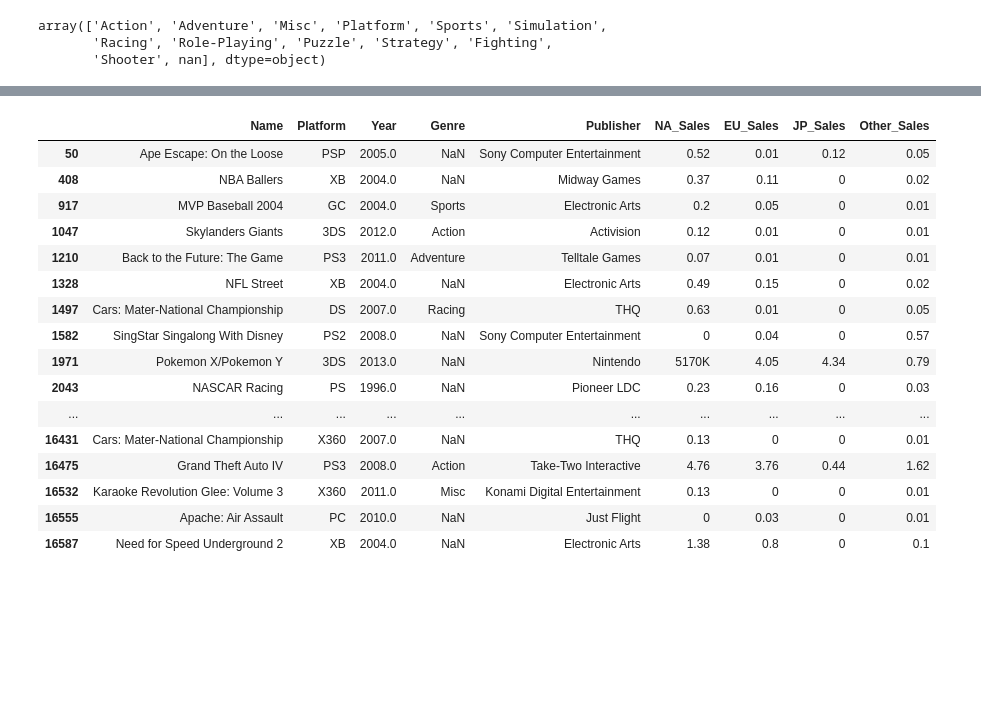
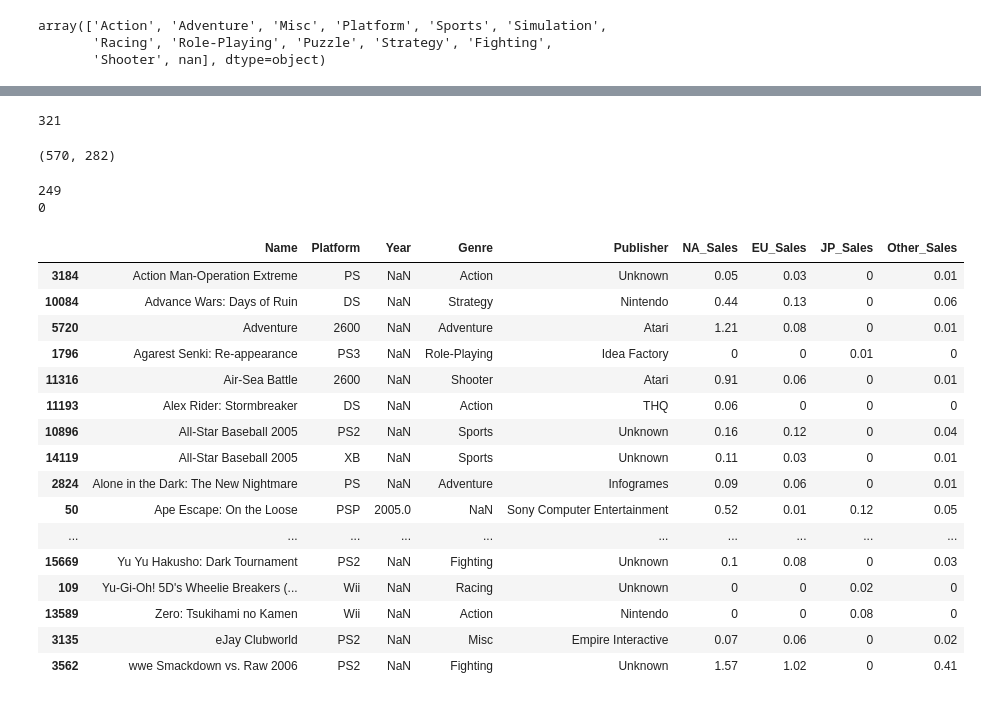
Before and after one commit to nan-park/section1_project, a Jupyter notebook: AI_section1_project.ipynb, the cells around one changed output, grey strips where cells are left out. Drawn from its saved outputs; the diff is of its cells as text; code cells hidden in the pictures; blank space fills up the shorter version.

```diff
--- a/AI_section1_project.ipynb
+++ b/AI_section1_project.ipynb
@@ -104,0 +197,3 @@ genre_nan # 50개
+# %%
+for name in name_list:
+  df_clean.loc[df_clean.Name==name, 'Genre'] = kaggle_genre[kaggle_genre.Name==name].Genre.values[0]
@@ -105,25 +209,55 @@ genre_nan # 50개
+# %%
+# 결측치 처리
+missing_rows = df_clean[df_clean.Genre.isnull()|df_clean.Year.isnull()]
+missing_rows.shape[0] # 321개
+# %% [output]
+321
 # %%
 # genre 결측치인 행들이 대체 가능한지 확인하기
-pd.set_option('display.max_rows', None)
-df_clean[df_clean.Name.isin(list(genre_nan.Name))]  # 98개
+df_manage = df_clean[df_clean.Name.isin(list(missing_rows.Name))] # 570개
+name_list = list(df_manage.Name.unique()) # 282개
+df_manage.shape[0], len(name_list)
 # %% [output]
-|  | Name | Platform | Year | Genre | Publisher | NA_Sales | EU_Sales | JP_Sales | Other_Sales |
-| 50 | Ape Escape: On the Loose | PSP | 2005.0 | NaN | Sony Computer Entertainment | 0.52 | 0.01 | 0.12 | 0.05 |
-| 408 | NBA Ballers | XB | 2004.0 | NaN | Midway Games | 0.37 | 0.11 | 0 | 0.02 |
-| 917 | MVP Baseball 2004 | GC | 2004.0 | Sports | Electronic Arts | 0.2 | 0.05 | 0 | 0.01 |
-| 1047 | Skylanders Giants | 3DS | 2012.0 | Action | Activision | 0.12 | 0.01 | 0 | 0.01 |
-| 1210 | Back to the Future: The Game | PS3 | 2011.0 | Adventure | Telltale Games | 0.07 | 0.01 | 0 | 0.01 |
-| 1328 | NFL Street | XB | 2004.0 | NaN | Electronic Arts | 0.49 | 0.15 | 0 | 0.02 |
-| 1497 | Cars: Mater-National Championship | DS | 2007.0 | Racing | THQ | 0.63 | 0.01 | 0 | 0.05 |
-| 1582 | SingStar Singalong With Disney | PS2 | 2008.0 | NaN | Sony Computer Entertainment | 0 | 0.04 | 0 | 0.57 |
-| 1971 | Pokemon X/Pokemon Y | 3DS | 2013.0 | NaN | Nintendo | 5170K | 4.05 | 4.34 | 0.79 |
-| 2043 | NASCAR Racing | PS | 1996.0 | NaN | Pioneer LDC | 0.23 | 0.16 | 0 | 0.03 |
-| ... | ... | ... | ... | ... | ... | ... | ... | ... | ... |
-| 16431 | Cars: Mater-National Championship | X360 | 2007.0 | NaN | THQ | 0.13 | 0 | 0 | 0.01 |
-| 16475 | Grand Theft Auto IV | PS3 | 2008.0 | Action | Take-Two Interactive | 4.76 | 3.76 | 0.44 | 1.62 |
-| 16532 | Karaoke Revolution Glee: Volume 3 | X360 | 2011.0 | Misc | Konami Digital Entertainment | 0.13 | 0 | 0 | 0.01 |
-| 16555 | Apache: Air Assault | PC | 2010.0 | NaN | Just Flight | 0 | 0.03 | 0 | 0.01 |
-| 16587 | Need for Speed Underground 2 | XB | 2004.0 | NaN | Electronic Arts | 1.38 | 0.8 | 0 | 0.1 |
+(570, 282)
+# %%
+# 이름이 같으면서(중복) 결측치를 갖고 있지 않은 데이터가 있으면 그것만 남기고 제거하기
+df_isnull = pd.DataFrame()
+
+for name in name_list:
+  duplicates = df_manage[df_manage.Name==name]
+  notnull = duplicates[duplicates.notnull().all(axis=1)]
+  null = duplicates[duplicates.isnull().any(axis=1)]
+  if len(notnull) > 0:  # notnull 제외하고 drop하기
+    df_manage = df_manage.drop(null.index, axis=0)
+  else: # 따로 dataframe 만들어서 합쳐놓기
+    df_isnull = pd.concat([df_isnull, null])
+    df_manage = df_manage.drop(null.index, axis=0)
+# %%
+print(df_manage.shape[0]) # 249개
+print(df_isnull.shape[0]) # 177개
+# %% [output]
+249
+0
+# %%
+df_isnull.sort_values(by='Name')
+# %% [output]
+|  | Name | Platform | Year | Genre | Publisher | NA_Sales | EU_Sales | JP_Sales | Other_Sales |
+| 3184 | Action Man-Operation Extreme | PS | NaN | Action | Unknown | 0.05 | 0.03 | 0 | 0.01 |
+| 10084 | Advance Wars: Days of Ruin | DS | NaN | Strategy | Nintendo | 0.44 | 0.13 | 0 | 0.06 |
+| 5720 | Adventure | 2600 | NaN | Adventure | Atari | 1.21 | 0.08 | 0 | 0.01 |
+| 1796 | Agarest Senki: Re-appearance | PS3 | NaN | Role-Playing | Idea Factory | 0 | 0 | 0.01 | 0 |
+| 11316 | Air-Sea Battle | 2600 | NaN | Shooter | Atari | 0.91 | 0.06 | 0 | 0.01 |
+| 11193 | Alex Rider: Stormbreaker | DS | NaN | Action | THQ | 0.06 | 0 | 0 | 0 |
+| 10896 | All-Star Baseball 2005 | PS2 | NaN | Sports | Unknown | 0.16 | 0.12 | 0 | 0.04 |
+| 14119 | All-Star Baseball 2005 | XB | NaN | Sports | Unknown | 0.11 | 0.03 | 0 | 0.01 |
+| 2824 | Alone in the Dark: The New Nightmare | PS | NaN | Adventure | Infogrames | 0.09 | 0.06 | 0 | 0.01 |
+| 50 | Ape Escape: On the Loose | PSP | 2005.0 | NaN | Sony Computer Entertainment | 0.52 | 0.01 | 0.12 | 0.05 |
+| ... | ... | ... | ... | ... | ... | ... | ... | ... | ... |
+| 15669 | Yu Yu Hakusho: Dark Tournament | PS2 | NaN | Fighting | Unknown | 0.1 | 0.08 | 0 | 0.03 |
+| 109 | Yu-Gi-Oh! 5D's Wheelie Breakers (... | Wii | NaN | Racing | Unknown | 0 | 0 | 0.02 | 0 |
+| 13589 | Zero: Tsukihami no Kamen | Wii | NaN | Action | Nintendo | 0 | 0 | 0.08 | 0 |
+| 3135 | eJay Clubworld | PS2 | NaN | Misc | Empire Interactive | 0.07 | 0.06 | 0 | 0.02 |
+| 3562 | wwe Smackdown vs. Raw 2006 | PS2 | NaN | Fighting | Unknown | 1.57 | 1.02 | 0 | 0.41 |
 # %%
 # 중복값 제거
 # %%
```
Also changed, not shown: parts of 18 cells of this notebook.
